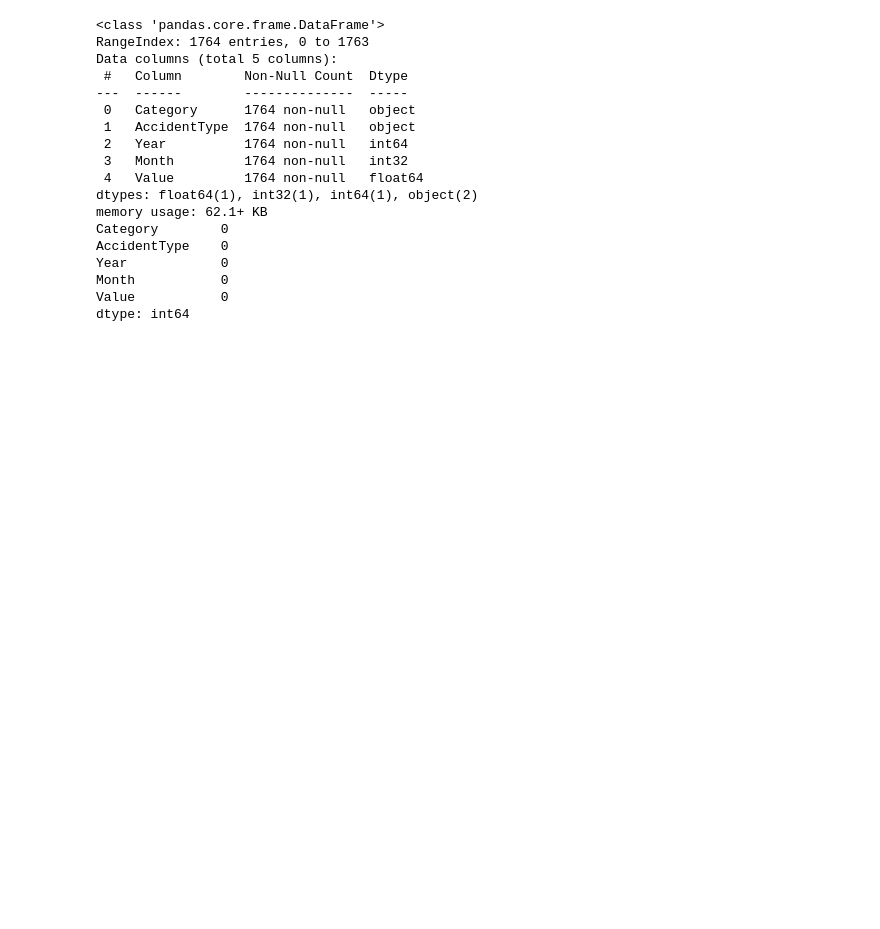
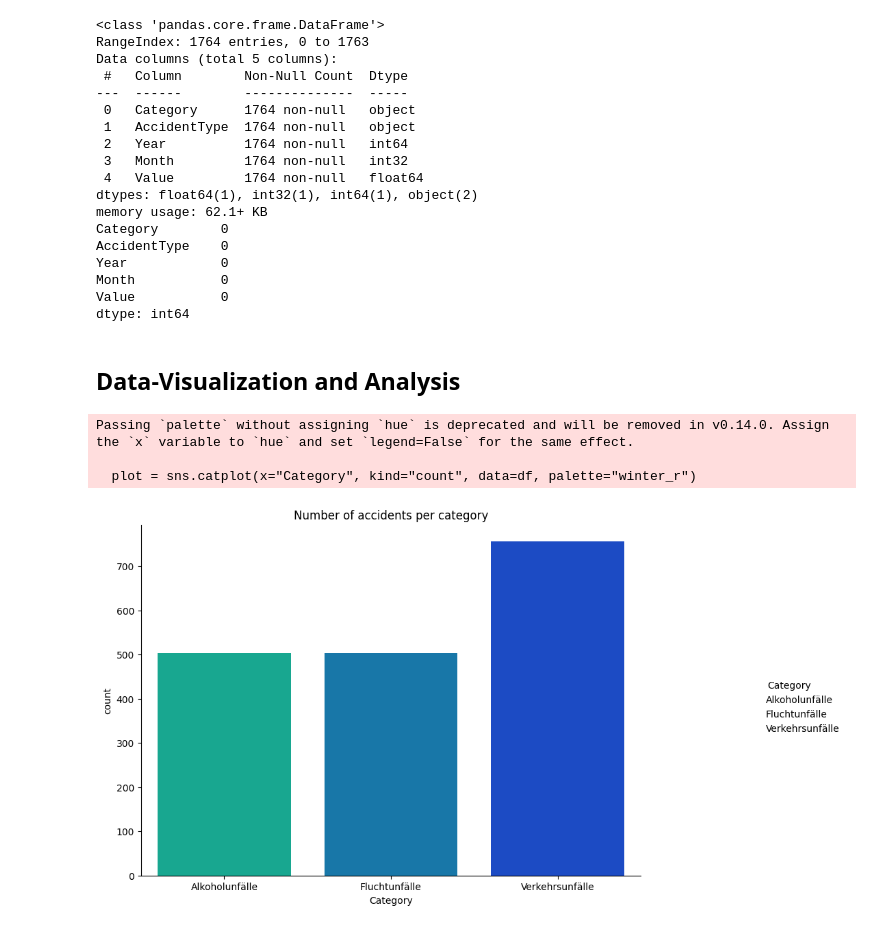
Before and after one commit to agoswami31/dps-ai-task, a Jupyter notebook: dps-challenge.ipynb, the cells around one changed output. Drawn from its saved outputs; the diff is of its cells as text; code cells hidden in the pictures; blank space fills up the shorter version.

Commit message:
data visualisation done

```diff
--- a/dps-challenge.ipynb
+++ b/dps-challenge.ipynb
@@ -149,3 +149,15 @@ Year            0
 Month           0
 Value           0
 dtype: int64
+# %% [markdown]
+## Data-Visualization and Analysis
+# %%
+# Visualizing the distribution of accidents across categories
+plot = sns.catplot(x="Category", kind="count", data=df, palette="winter_r")
+plt.title('Number of accidents per category')
+plt.gcf().set_size_inches(12,6)
+# %% [output]
+Passing `palette` without assigning `hue` is deprecated and will be removed in v0.14.0. Assign the `x` variable to `hue` and set `legend=False` for the same effect.
+
+  plot = sns.catplot(x="Category", kind="count", data=df, palette="winter_r")
+[figure, added]
```
Also changed, not shown: parts of 5 cells of this notebook, 1 other file.
